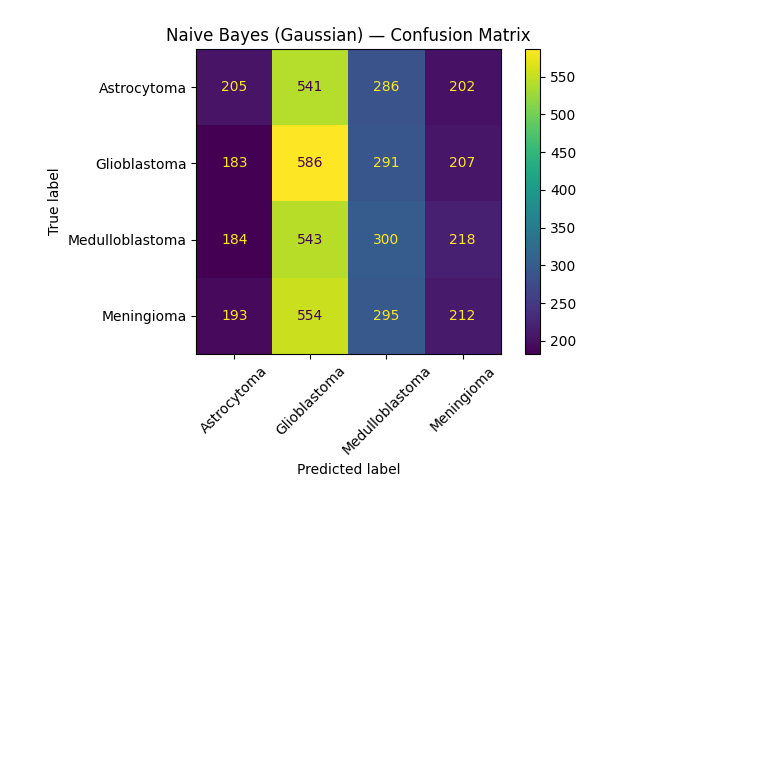
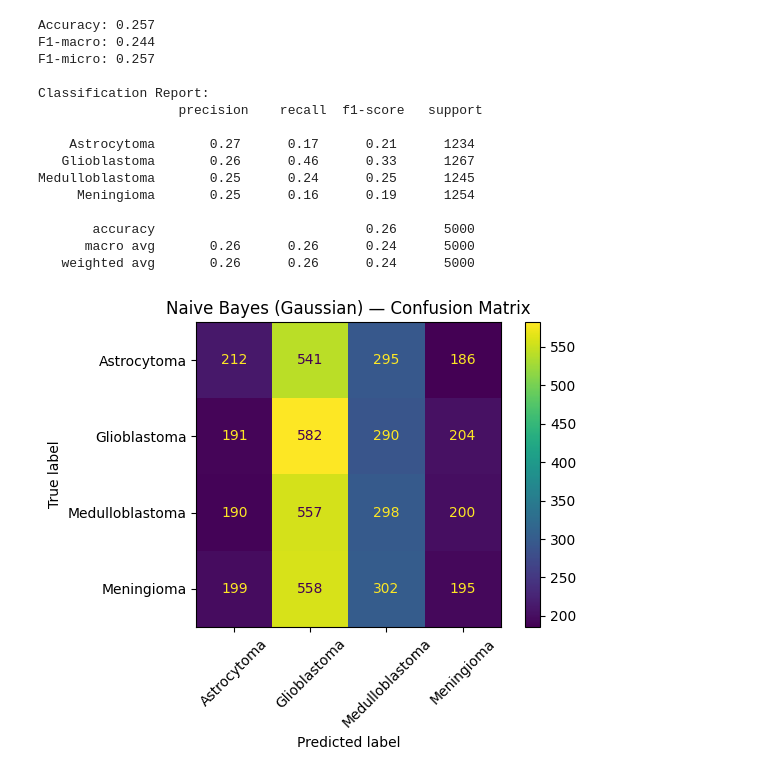
Before and after one commit to DhruvR-HWUD/DMML-Dubai-UG-Group-2, a Jupyter notebook: Naive Bayes Model and Evaluation.ipynb, the cells around one changed output. Drawn from its saved outputs; the diff is of its cells as text; code cells hidden in the pictures; blank space fills up the shorter version.

```diff
--- a/Naive Bayes Model and Evaluation.ipynb
+++ b/Naive Bayes Model and Evaluation.ipynb
@@ -44,6 +47,28 @@ Medulloblastoma       0.26      0.24      0.25      1245
-# %%
-ConfusionMatrixDisplay.from_predictions(y_te, y_pred, display_labels=le.classes_, xticks_rotation=45)
-plt.title("Naive Bayes (Gaussian) — Confusion Matrix")
-plt.tight_layout(); plt.show()
-# %% [output]
-[figure, removed]
+# %%
+model = GaussianNB(var_smoothing=1e-8).fit(X_tr, y_tr)
+y_pred = model.predict(X_te)
+
+print(f"Accuracy: {accuracy_score(y_te, y_pred):.3f}")
+print(f"F1-macro: {f1_score(y_te, y_pred, average='macro'):.3f}")
+print(f"F1-micro: {f1_score(y_te, y_pred, average='micro'):.3f}")
+print("\nClassification Report:\n", classification_report(y_te, y_pred, target_names=le.classes_, zero_division=0))
+ConfusionMatrixDisplay.from_predictions(y_te, y_pred, display_labels=le.classes_, xticks_rotation=45)
+plt.title("Naive Bayes (Gaussian) — Confusion Matrix")
+plt.tight_layout(); plt.show()
+# %% [output]
+Accuracy: 0.257
+F1-macro: 0.244
+F1-micro: 0.257
+
+Classification Report:
+                  precision    recall  f1-score   support
+
+    Astrocytoma       0.27      0.17      0.21      1234
+   Glioblastoma       0.26      0.46      0.33      1267
+Medulloblastoma       0.25      0.24      0.25      1245
+     Meningioma       0.25      0.16      0.19      1254
+
+       accuracy                           0.26      5000
+      macro avg       0.26      0.26      0.24      5000
+   weighted avg       0.26      0.26      0.24      5000
+[figure, added]
```
Also changed, not shown: parts of 3 cells of this notebook.
